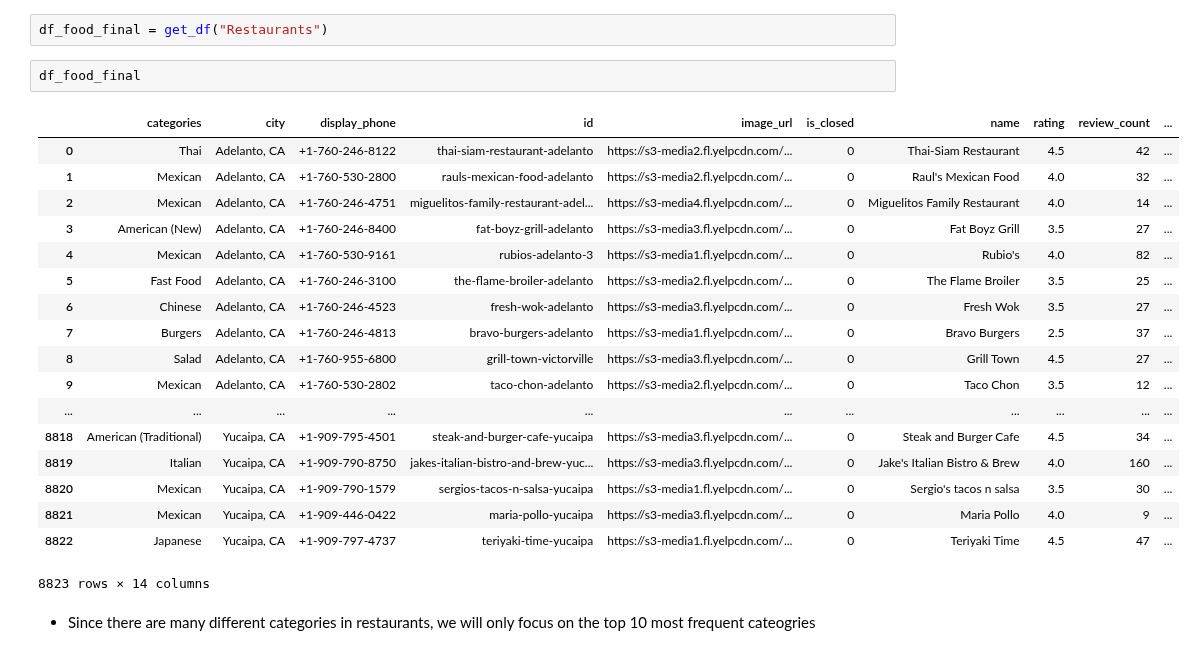
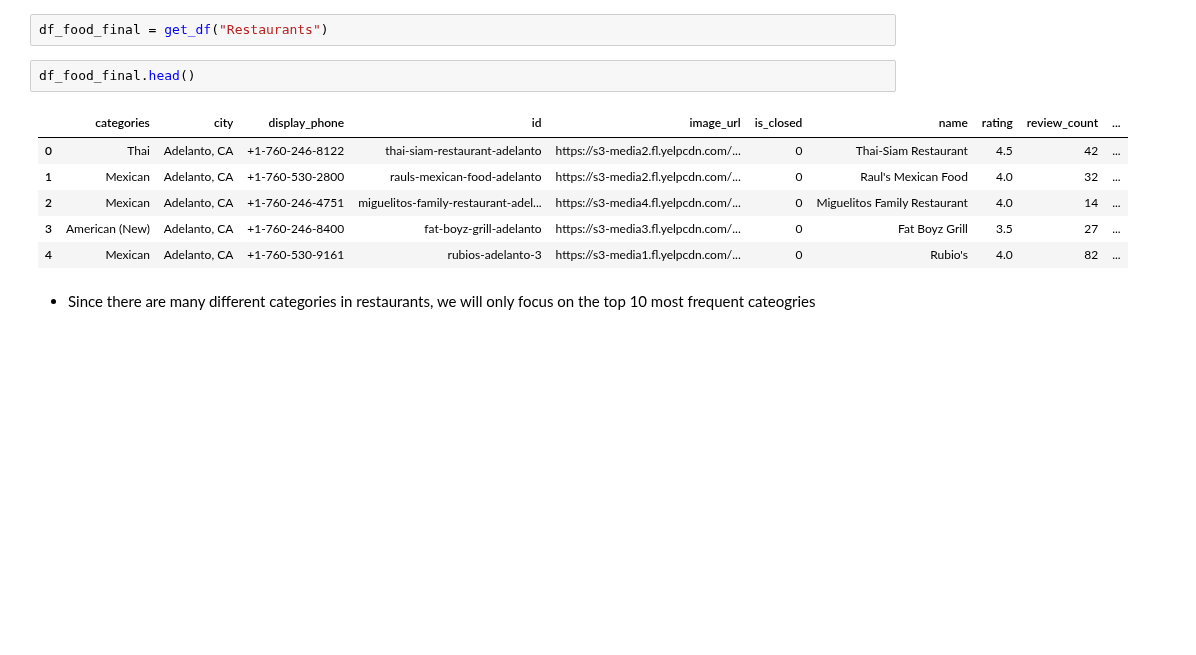
Before and after one commit to chloechen1995/STA-141B-Project, a Jupyter notebook: Part II_Query Database.ipynb, the cells around one changed output. Drawn from its saved outputs; the diff is of its cells as text; blank space fills up the shorter version.

```diff
--- a/Part II_Query Database.ipynb
+++ b/Part II_Query Database.ipynb
@@ -34,26 +34,14 @@ def get_df(keyterm):
 # %%
 df_food_final = get_df("Restaurants")
 # %%
-df_food_final
+df_food_final.head()
 # %% [output]
 |  | categories | city | display_phone | id | image_url | is_closed | name | rating | review_count | ... |
 | 0 | Thai | Adelanto, CA | +1-760-246-8122 | thai-siam-restaurant-adelanto | https://s3-media2.fl.yelpcdn.com/... | 0 | Thai-Siam Restaurant | 4.5 | 42 | ... |
 | 1 | Mexican | Adelanto, CA | +1-760-530-2800 | rauls-mexican-food-adelanto | https://s3-media2.fl.yelpcdn.com/... | 0 | Raul's Mexican Food | 4.0 | 32 | ... |
 | 2 | Mexican | Adelanto, CA | +1-760-246-4751 | miguelitos-family-restaurant-adel... | https://s3-media4.fl.yelpcdn.com/... | 0 | Miguelitos Family Restaurant | 4.0 | 14 | ... |
 | 3 | American (New) | Adelanto, CA | +1-760-246-8400 | fat-boyz-grill-adelanto | https://s3-media3.fl.yelpcdn.com/... | 0 | Fat Boyz Grill | 3.5 | 27 | ... |
 | 4 | Mexican | Adelanto, CA | +1-760-530-9161 | rubios-adelanto-3 | https://s3-media1.fl.yelpcdn.com/... | 0 | Rubio's | 4.0 | 82 | ... |
-| 5 | Fast Food | Adelanto, CA | +1-760-246-3100 | the-flame-broiler-adelanto | https://s3-media2.fl.yelpcdn.com/... | 0 | The Flame Broiler | 3.5 | 25 | ... |
-| 6 | Chinese | Adelanto, CA | +1-760-246-4523 | fresh-wok-adelanto | https://s3-media3.fl.yelpcdn.com/... | 0 | Fresh Wok | 3.5 | 27 | ... |
-| 7 | Burgers | Adelanto, CA | +1-760-246-4813 | bravo-burgers-adelanto | https://s3-media1.fl.yelpcdn.com/... | 0 | Bravo Burgers | 2.5 | 37 | ... |
-| 8 | Salad | Adelanto, CA | +1-760-955-6800 | grill-town-victorville | https://s3-media3.fl.yelpcdn.com/... | 0 | Grill Town | 4.5 | 27 | ... |
-| 9 | Mexican | Adelanto, CA | +1-760-530-2802 | taco-chon-adelanto | https://s3-media2.fl.yelpcdn.com/... | 0 | Taco Chon | 3.5 | 12 | ... |
-| ... | ... | ... | ... | ... | ... | ... | ... | ... | ... | ... |
-| 8818 | American (Traditional) | Yucaipa, CA | +1-909-795-4501 | steak-and-burger-cafe-yucaipa | https://s3-media3.fl.yelpcdn.com/... | 0 | Steak and Burger Cafe | 4.5 | 34 | ... |
-| 8819 | Italian | Yucaipa, CA | +1-909-790-8750 | jakes-italian-bistro-and-brew-yuc... | https://s3-media3.fl.yelpcdn.com/... | 0 | Jake's Italian Bistro & Brew | 4.0 | 160 | ... |
-| 8820 | Mexican | Yucaipa, CA | +1-909-790-1579 | sergios-tacos-n-salsa-yucaipa | https://s3-media1.fl.yelpcdn.com/... | 0 | Sergio's tacos n salsa | 3.5 | 30 | ... |
-| 8821 | Mexican | Yucaipa, CA | +1-909-446-0422 | maria-pollo-yucaipa | https://s3-media3.fl.yelpcdn.com/... | 0 | Maria Pollo | 4.0 | 9 | ... |
-| 8822 | Japanese | Yucaipa, CA | +1-909-797-4737 | teriyaki-time-yucaipa | https://s3-media1.fl.yelpcdn.com/... | 0 | Teriyaki Time | 4.5 | 47 | ... |
-8823 rows × 14 columns
 # %% [markdown]
 * Since there are many different categories in restaurants, we will only focus on the top 10 most frequent cateogries
 # %%
```
Also changed, not shown: parts of 10 cells of this notebook.
